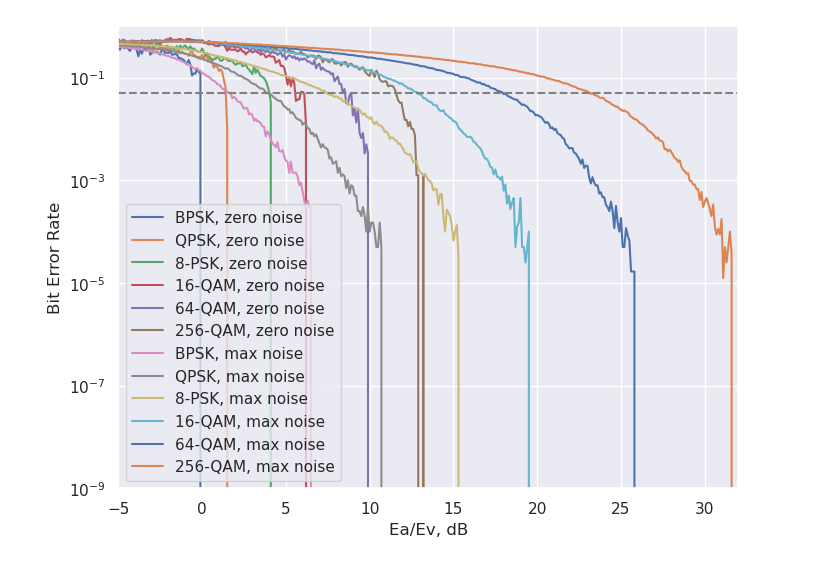
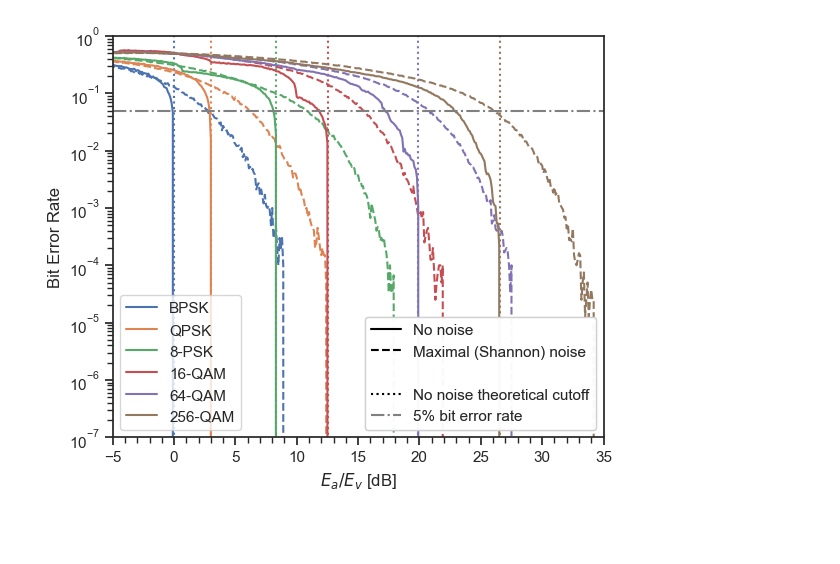
Before and after one commit to ssloxford/satellite-spoofing-a-z, a Jupyter notebook: overshadow_factor/theoretical/Untitled.ipynb, the cells around one changed output. Saved outputs shown, nothing was run; the diff lists cells and outputs as text; code cells hidden in the pictures; blank space fills up the shorter version.

Commit message:
Plotting cleanup

```diff
--- a/overshadow_factor/theoretical/Untitled.ipynb
+++ b/overshadow_factor/theoretical/Untitled.ipynb
@@ -5,12 +5,14 @@ from scipy.interpolate import make_interp_spline, BSpline
 import matplotlib.pyplot as plt
 import seaborn as sns
 import importlib
+import matplotlib.colors
 
 import coding
 import overshadowing_ber
+from overshadowing_ber import *
+
+from tqdm import tqdm
 
 import datetime
 
 from matplotlib.colors import LogNorm
-
-sns.set_theme()
@@ -28,10 +65,10 @@ shannon_limit = np.vectorize(lambda x: 0.5 if x < -1.6 else 0)(EbN0dBs)
 # Run a Monte-Carlo simulation of BER of signal-to-victim ratio, in the absence of noise
 EbN0dBs_svr = np.arange(-15, 45, 0.1)
 
-N = int(1E2) # number of samples for each run
+N = int(1E4) # number of samples for each run
 M = 4 # M-PSK
 
-f = lambda x: 1/(10**(x/10))
+f = lambda x: 1/(10**(x/20))
 
 
 
@@ -237,7 +274,7 @@ M = 4 # M-PSK
 
 #f = lambda x: 1/(np.log10(x)*10)
 
-f = lambda x: 1/(10**(x/10))
+f = lambda x: 1/(10**(x/20))
 
 
 
@@ -495,9 +532,9 @@ plt.show()
 ## TODO: this graph for QAM types (probably more interesting)
 # This represents the limiting case, where noise is irrelevant
 
-fig, axs = plt.subplots(1, 1, subplot_kw={"yscale": "log"}, figsize=(8,6))
-plt.setp(axs, ylim=[1E-9, 1])
-plt.setp(axs, xlim=[-5, 32])
+fig, axs = plt.subplots(1, 1, subplot_kw={"yscale": "log"}, figsize=(6,5))
+plt.setp(axs, ylim=[1E-7, 1])
+plt.setp(axs, xlim=[-5, 35])
 
 def correct_floating_point(l):
     out = []
@@ -510,52 +547,67 @@ def correct_floating_point(l):
             zeroed = item < 1E-6
     return out
 
-axs.plot(EbN0dBs_svr, bpsk_unaligned_ber, label="BPSK, zero noise")
+colcycle = plt.rcParams['axes.prop_cycle'].by_key()['color']
+lines = []
 
-axs.plot(EbN0dBs_svr, qpsk_unaligned_ber, label="QPSK, zero noise")
+lines.append(axs.plot(EbN0dBs_svr, bpsk_unaligned_ber, label="BPSK, zero noise", color=colcycle[0], linestyle="-")[0])
+axs.plot(EbN0dBs_svr, correct_floating_point(bpsk_unaligned_ber_noise), label="BPSK, max noise", color=colcycle[0], linestyle="--")
+axs.vlines(20*np.log10(2*(1)/(2)), 1E-9, 1, linestyles=":", color=colcycle[0])
 
-axs.plot(EbN0dBs_svr, psk8_unaligned_ber, label="8-PSK, zero noise")
+lines.append(axs.plot(EbN0dBs_svr, qpsk_unaligned_ber, label="QPSK, zero noise", color=colcycle[1], linestyle="-")[0])
+axs.plot(EbN0dBs_svr, correct_floating_point(qpsk_unaligned_ber_noise), label="QPSK, max noise", color=colcycle[1], linestyle="--")
+axs.vlines(20*np.log10(2*(1)/(np.sqrt(2))), 1E-9, 1, linestyles=":", color=colcycle[1])
 
-axs.plot(EbN0dBs_svr, qam8_unaligned_ber, label="16-QAM, zero noise")
+lines.append(axs.plot(EbN0dBs_svr, psk8_unaligned_ber, label="8-PSK, zero noise", color=colcycle[2], linestyle="-")[0])
+axs.plot(EbN0dBs_svr, correct_floating_point(psk8_unaligned_ber_noise), label="8-PSK, max noise", color=colcycle[2], linestyle="--")
+axs.vlines(20*np.log10(2*(1)/(2*np.sin(np.pi/8))), 1E-9, 1, linestyles=":", color=colcycle[2])
 
-axs.plot(EbN0dBs_svr, qam64_unaligned_ber, label="64-QAM, zero noise")
+lines.append(axs.plot(EbN0dBs_svr, qam16_unaligned_ber, label="16-QAM, zero noise", color=colcycle[3], linestyle="-")[0])
+axs.plot(EbN0dBs_svr, correct_floating_point(qam16_unaligned_ber_noise), label="16-QAM, max noise", color=colcycle[3], linestyle="--")
+axs.vlines(20*np.log10(2*(1.5*np.sqrt(2))/(1)), 1E-9, 1, linestyles=":", color=colcycle[3])
 
-axs.plot(EbN0dBs_svr, qam256_unaligned_ber, label="256-QAM, zero noise")
+lines.append(axs.plot(EbN0dBs_svr, qam64_unaligned_ber, label="64-QAM, zero noise", color=colcycle[4], linestyle="-")[0])
+axs.plot(EbN0dBs_svr, correct_floating_point(qam64_unaligned_ber_noise), label="64-QAM, max noise", color=colcycle[4], linestyle="--")
+axs.vlines(20*np.log10(2*(3.5*np.sqrt(2))/(1)), 1E-9, 1, linestyles=":", color=colcycle[4])
 
-axs.plot(EbN0dBs_svr, correct_floating_point(bpsk_unaligned_ber_noise), label="BPSK, max noise")
+lines.append(axs.plot(EbN0dBs_svr, qam256_unaligned_ber, label="256-QAM, zero noise", color=colcycle[5], linestyle="-")[0])
+axs.plot(EbN0dBs_svr, correct_floating_point(qam256_unaligned_ber_noise), label="256-QAM, max noise", color=colcycle[5], linestyle="--")
+axs.vlines(20*np.log10(2*(7.5*np.sqrt(2))/(1)), 1E-9, 1, linestyles=":", color=colcycle[5])
 
-axs.plot(EbN0dBs_svr, correct_floating_point(qpsk_unaligned_ber_noise), label="QPSK, max noise")
 
-axs.plot(EbN0dBs_svr, correct_floating_point(psk8_unaligned_ber_noise), label="8-PSK, max noise")
+lines2 = []
+lines2.append(plt.plot([np.NaN], linestyle="-", color="black")[0])
+lines2.append(plt.plot([np.NaN], linestyle="--", color="black")[0])
+lines2.append(plt.plot([np.NaN], linestyle="-", color="black", alpha=0.0)[0])
+lines2.append(plt.plot([np.NaN], linestyle=":", color="black")[0])
+lines2.append(plt.plot([-5, 35], [0.05, 0.05], linestyle="-.", color="grey")[0])
 
-axs.plot(EbN0dBs_svr, correct_floating_point(qam16_unaligned_ber_noise), label="16-QAM, max noise")
+legends = []
+legends.append(axs.legend(lines, ["BPSK", "QPSK", "8-PSK", "16-QAM", "64-QAM", "256-QAM"], loc="lower left"))
+legends.append(axs.legend(lines2, ["No noise", "Maximal (Shannon) noise", "", "No noise theoretical cutoff", "5% bit error rate"], loc="lower right"))
+for legend in legends:
+    axs.add_artist(legend)
 
-axs.plot(EbN0dBs_svr, correct_floating_point(qam64_unaligned_ber_noise), label="64-QAM, max noise")
+plt.xlabel('$E_a/E_v$ [dB]')
+plt.ylabel('Bit Error Rate')
+plt.tight_layout()
 
-axs.plot(EbN0dBs_svr, correct_floating_point(qam256_unaligned_ber_noise), label="256-QAM, max noise")
-
-plt.hlines(0.05, -5, 35, linestyles="dashed", colors="grey")
-
-plt.legend(loc="lower left")
-plt.xlabel('Ea/Ev, dB')
-plt.ylabel('Bit Error Rate')
 plt.savefig("protocol_noise_limits_ber.pdf", bbox_inches='tight')
-
 plt.show()
 
 
 
 # Take home:
 # * for BPSK, if the attacker is even slightly louder than the victim then their signal is decoded
 # * For QPSK, if the attacker is phase aligned then they only have to be slightly louder
 #   but if not phase aligned, then they must be nearly a full db louder to have any effect
 
 
 # Summary:
 # This is the case where the victim signal is otherwise being received perfectly
 # * in the absence of noise, theres essentially a perfect threshold where the attacker succeeds, anb
 
 # * it's much easier to overshadow BPSK than the others
 # * interestingly, overshadowing BPSK is(very marginlly) when unaligned easier
 # %% [output]
-[figure, old version]
+[figure, new version]
```
Also changed, not shown: parts of 24 cells of this notebook, 12 other files.
